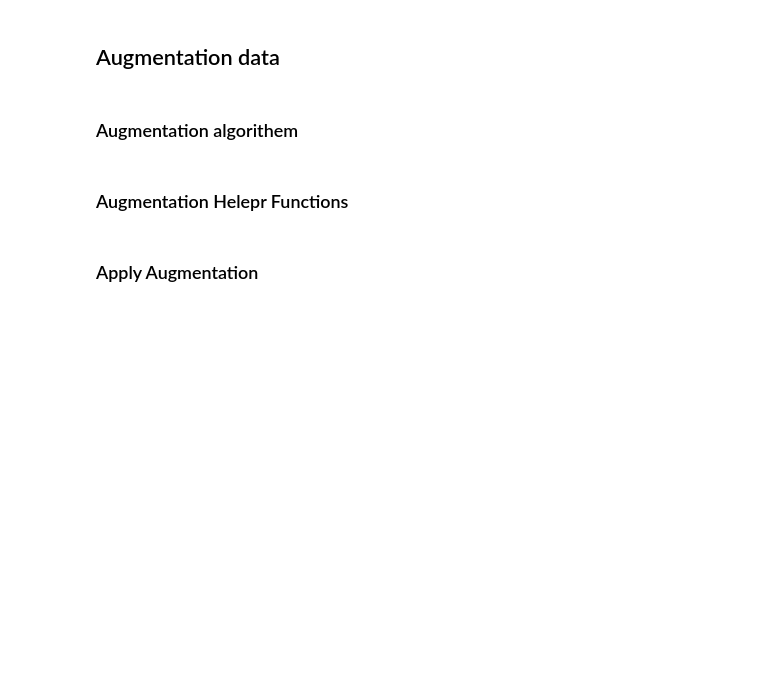
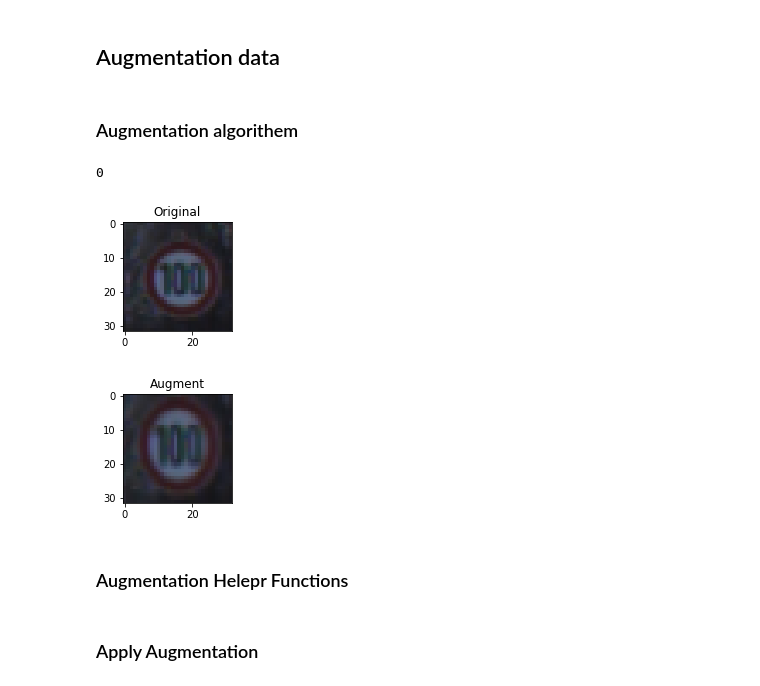
Before and after one commit to malnakli/CarND-Traffic-Sign-Classifier-Project, a Jupyter notebook: Traffic_Sign_Classifier.ipynb, the cells around one changed output. Saved outputs shown, nothing was run; the diff lists cells and outputs as text; code cells hidden in the pictures; blank space fills up the shorter version.

```diff
--- a/Traffic_Sign_Classifier.ipynb
+++ b/Traffic_Sign_Classifier.ipynb
@@ -207,28 +192,30 @@ for row in ax:
 # %%
 # using the following library http://imgaug.readthedocs.io/en/latest/index.html
 def augment_data(images):
     output = iaa.SomeOf(1,[
-       # iaa.EdgeDetect(alpha=(0.5, 1.0)),
         iaa.Affine(rotate=(-45, 45)),
         iaa.CropAndPad(percent=(-0.25, 0.25)),
-        iaa.Sharpen(alpha=0.5),
-        iaa.Dropout(p=(0, 0.2)),
+        iaa.Dropout(p=(0, 0.25)),
         iaa.Sequential([
             iaa.ChangeColorspace(from_colorspace="RGB", to_colorspace="HSV"),
             iaa.WithChannels(0, iaa.Add((50, 100))),
             iaa.ChangeColorspace(from_colorspace="HSV", to_colorspace="RGB"),
             iaa.Dropout(p=(0, 0.15))
         ])
     ])
 
     return  output.augment_images(images)
 
 index = random.randint(0, n_train)
 
 image = train["features"][index:index+1]
 show_image(image,"Original")
 aug_img = augment_data(image)
 show_image(aug_img,"Augment")
+# %% [output]
+0
+[figure, added]
+[figure, added]
 # %% [markdown]
 ### Augmentation Helepr Functions
 # %%
```
Also changed, not shown: parts of 9 cells of this notebook, 5 other files.
